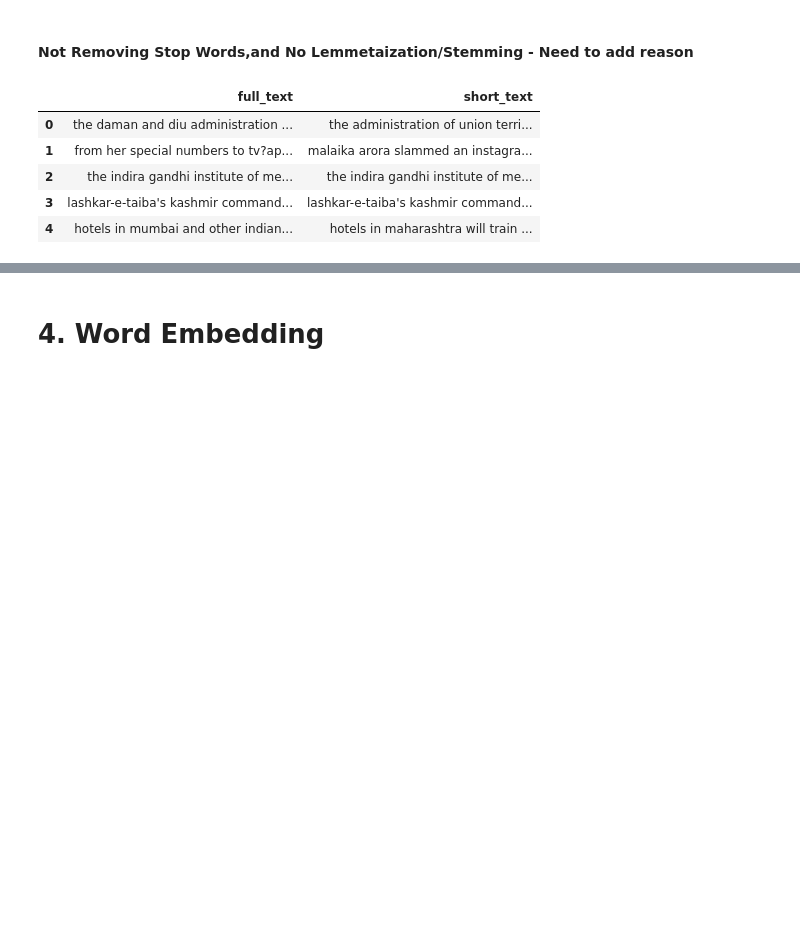
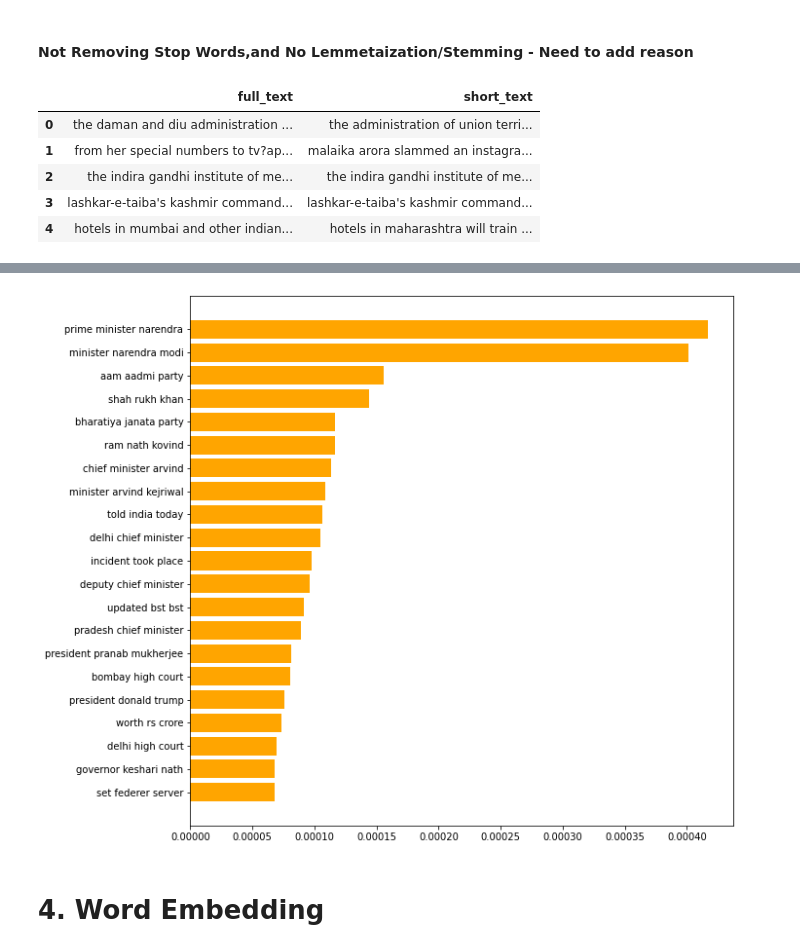
Before and after one commit to chaithrakc/news-summarization, a Jupyter notebook: News-Article-Summarization.ipynb, the cells around one changed output, grey strips where cells are left out. Saved outputs shown, nothing was run; the diff lists cells and outputs as text; code cells hidden in the pictures; blank space fills up the shorter version.

```diff
--- a/News-Article-Summarization.ipynb
+++ b/News-Article-Summarization.ipynb
@@ -223,0 +356,12 @@ plt.show()
+# %%
+trigram_measures = nltk.collocations.TrigramAssocMeasures()
+finder = TrigramCollocationFinder.from_words(tokens)
+
+# removing punctuation, non -aplhabetical tokens
+finder.apply_word_filter(alpha_filter)
+
+# removing stop words
+finder.apply_word_filter(lambda w: w in nltk_stops)
+
+trigram_scored = finder.score_ngrams(trigram_measures.raw_freq)
+trigram_scored[:20]
@@ -224,3 +389,7 @@ plt.show()
+# %%
+visualize_ngrams_topn(trigram_scored,20)
+# %% [output]
+[figure, added]
 # %% [markdown]
 # 4. Word Embedding
 # %% [markdown]
```
Also changed, not shown: parts of 21 cells of this notebook.
